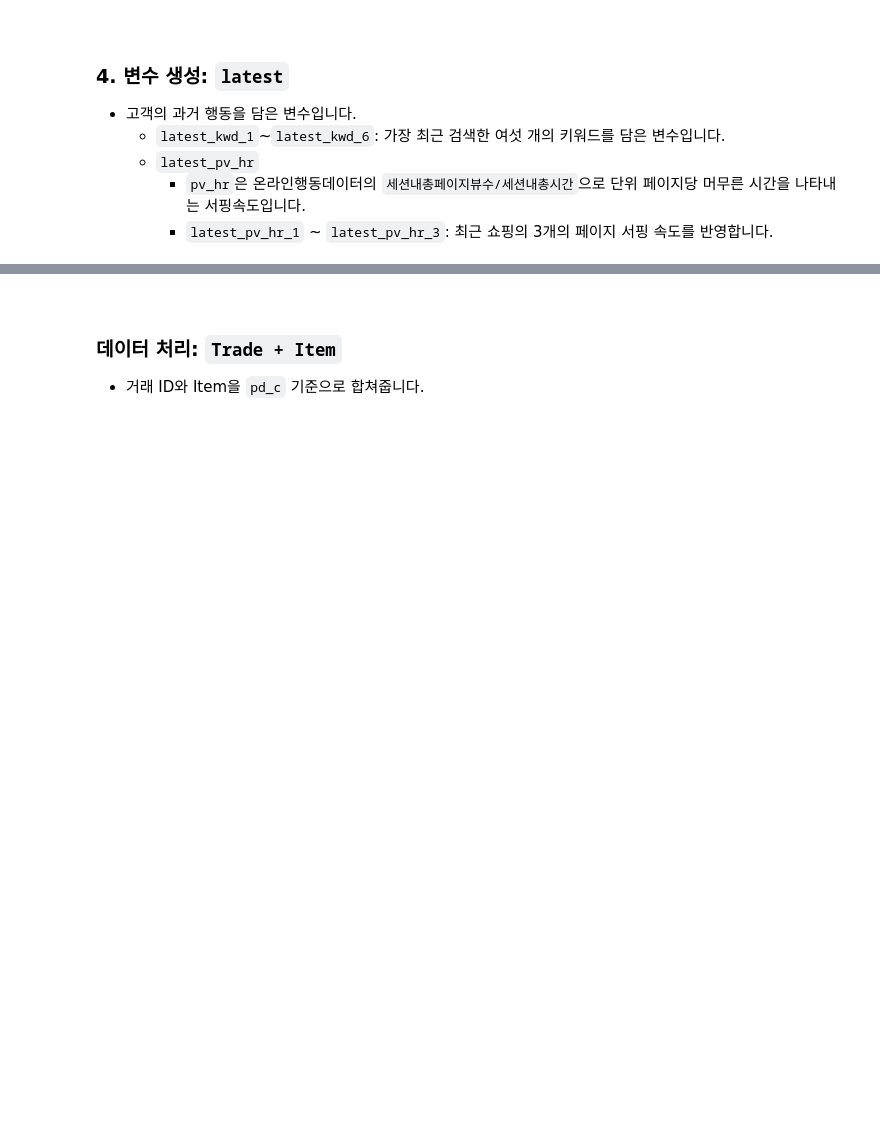
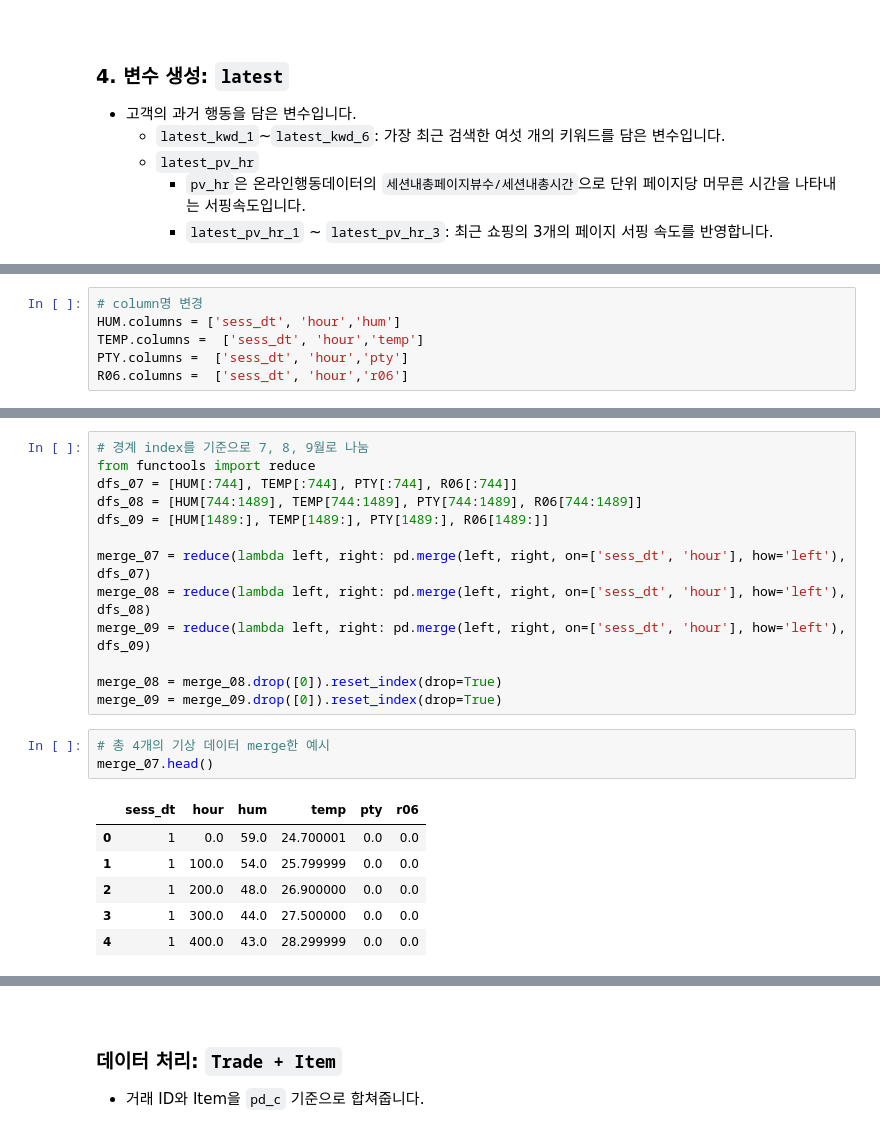
Before and after one commit to PEBpung/Lpoint-Hackathon, a Jupyter notebook: src/04. feature_생성.ipynb, the cells around one changed output, grey strips where cells are left out. Drawn from its saved outputs; the diff is of its cells as text; blank space fills up the shorter version.

```diff
--- a/src/04. feature_생성.ipynb
+++ b/src/04. feature_생성.ipynb
@@ -240,0 +257,6 @@ R06 = pd.read_csv('./data/강수량_201907_201909.csv')
+# %%
+# column명 변경
+HUM.columns = ['sess_dt', 'hour','hum']
+TEMP.columns =  ['sess_dt', 'hour','temp']
+PTY.columns =  ['sess_dt', 'hour','pty']
+R06.columns =  ['sess_dt', 'hour','r06']
@@ -240,0 +273,23 @@ R06 = pd.read_csv('./data/강수량_201907_201909.csv')
+# %%
+# 경계 index를 기준으로 7, 8, 9월로 나눔
+from functools import reduce
+dfs_07 = [HUM[:744], TEMP[:744], PTY[:744], R06[:744]]
+dfs_08 = [HUM[744:1489], TEMP[744:1489], PTY[744:1489], R06[744:1489]]
+dfs_09 = [HUM[1489:], TEMP[1489:], PTY[1489:], R06[1489:]]
+
+merge_07 = reduce(lambda left, right: pd.merge(left, right, on=['sess_dt', 'hour'], how='left'), dfs_07)
+merge_08 = reduce(lambda left, right: pd.merge(left, right, on=['sess_dt', 'hour'], how='left'), dfs_08)
+merge_09 = reduce(lambda left, right: pd.merge(left, right, on=['sess_dt', 'hour'], how='left'), dfs_09)
+
+merge_08 = merge_08.drop([0]).reset_index(drop=True)
+merge_09 = merge_09.drop([0]).reset_index(drop=True)
+# %%
+# 총 4개의 기상 데이터 merge한 예시
+merge_07.head()
+# %% [output]
+|  | sess_dt | hour | hum | temp | pty | r06 |
+| 0 | 1 | 0.0 | 59.0 | 24.700001 | 0.0 | 0.0 |
+| 1 | 1 | 100.0 | 54.0 | 25.799999 | 0.0 | 0.0 |
+| 2 | 1 | 200.0 | 48.0 | 26.900000 | 0.0 | 0.0 |
+| 3 | 1 | 300.0 | 44.0 | 27.500000 | 0.0 | 0.0 |
+| 4 | 1 | 400.0 | 43.0 | 28.299999 | 0.0 | 0.0 |
```
Also changed, not shown: parts of 70 cells of this notebook.
